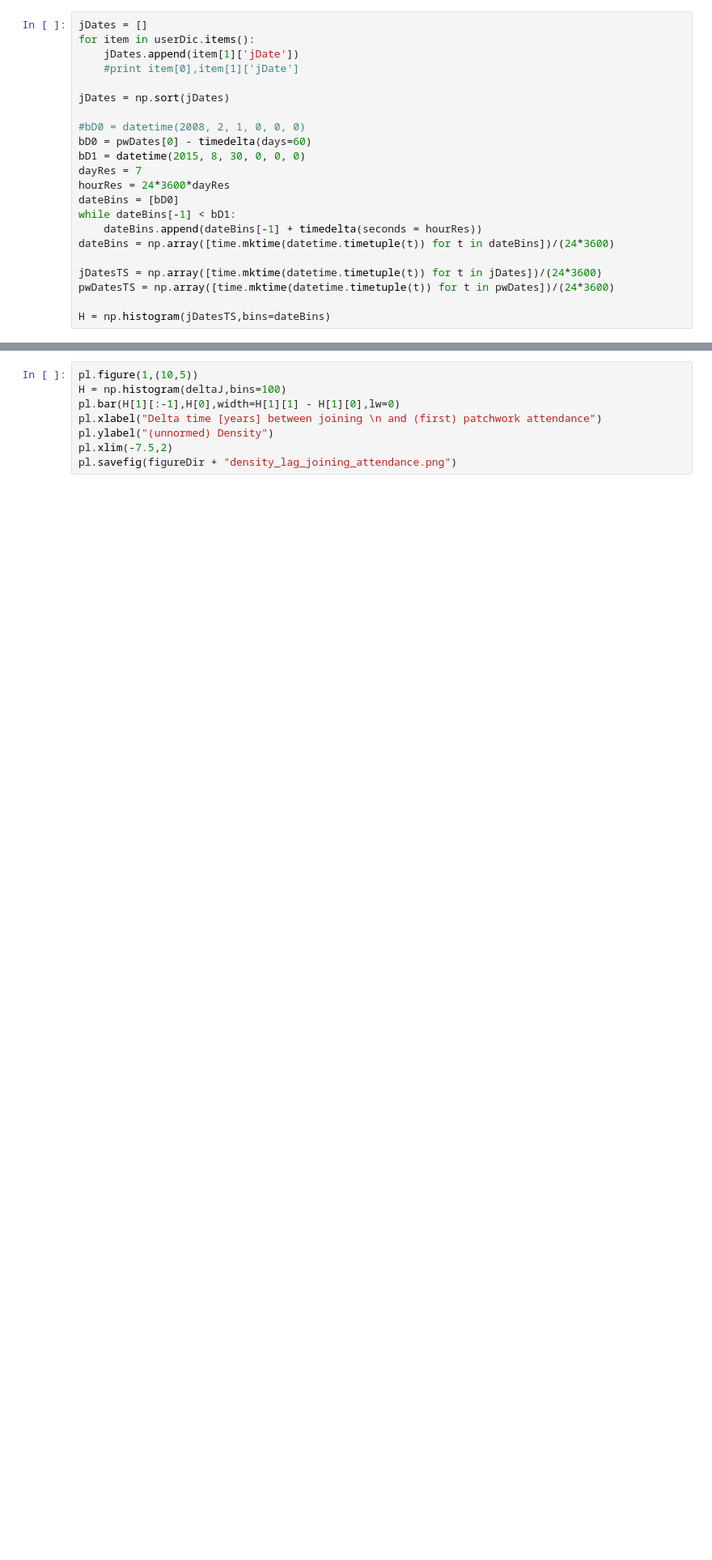
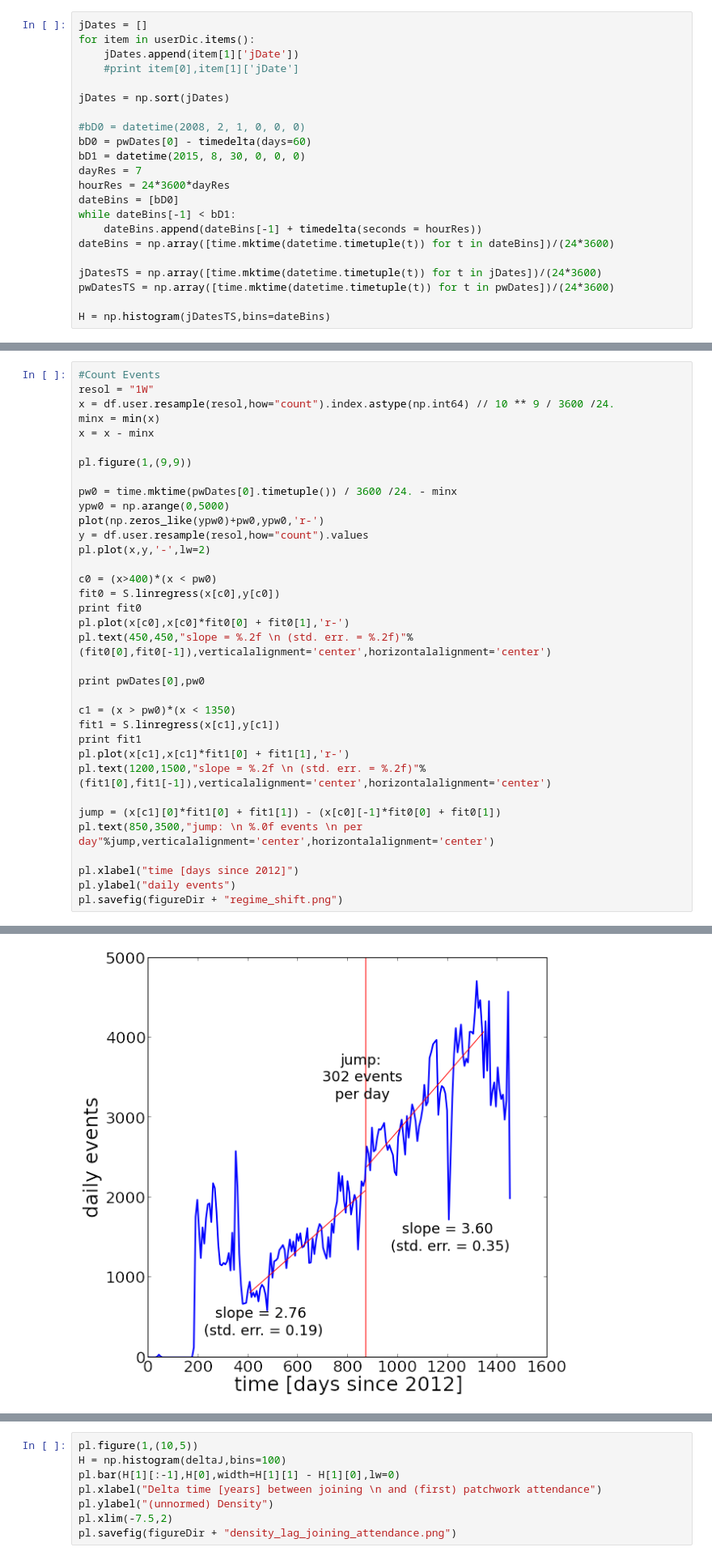
Before and after one commit to wazaahhh/patchwork, a Jupyter notebook: patchwork.ipynb, the cells around one changed output, grey strips where cells are left out. Shown: that part at 81% size. Cells and saved outputs as stored; diff of their text form; blank space fills up the shorter version.

Commit message:
fit daily events with regime shift when pw starts

```diff
--- a/patchwork.ipynb
+++ b/patchwork.ipynb
@@ -108,0 +116,36 @@ pl.savefig(figureDir + "cumulativeJoining.png")
+# %%
+#Count Events
+resol = "1W"
+x = df.user.resample(resol,how="count").index.astype(np.int64) // 10 ** 9 / 3600 /24.
+minx = min(x)
+x = x - minx
+
+pl.figure(1,(9,9))
+
+pw0 = time.mktime(pwDates[0].timetuple()) / 3600 /24. - minx
+ypw0 = np.arange(0,5000)
+plot(np.zeros_like(ypw0)+pw0,ypw0,'r-')
+y = df.user.resample(resol,how="count").values
+pl.plot(x,y,'-',lw=2)
+
+c0 = (x>400)*(x < pw0)
+fit0 = S.linregress(x[c0],y[c0])
+print fit0
+pl.plot(x[c0],x[c0]*fit0[0] + fit0[1],'r-')
+pl.text(450,450,"slope = %.2f \n (std. err. = %.2f)"%(fit0[0],fit0[-1]),verticalalignment='center',horizontalalignment='center')
+
+print pwDates[0],pw0
+
+c1 = (x > pw0)*(x < 1350)
+fit1 = S.linregress(x[c1],y[c1])
+print fit1
+pl.plot(x[c1],x[c1]*fit1[0] + fit1[1],'r-')
+pl.text(1200,1500,"slope = %.2f \n (std. err. = %.2f)"%(fit1[0],fit1[-1]),verticalalignment='center',horizontalalignment='center')
+
+jump = (x[c1][0]*fit1[0] + fit1[1]) - (x[c0][-1]*fit0[0] + fit0[1])
+pl.text(850,3500,"jump: \n %.0f events \n per day"%jump,verticalalignment='center',horizontalalignment='center')
+
+pl.xlabel("time [days since 2012]")
+pl.ylabel("daily events")
+pl.savefig(figureDir + "regime_shift.png")
+# %% [output]
@@ -109,3 +155,4 @@ pl.savefig(figureDir + "cumulativeJoining.png")
+[figure, added]
 # %% [markdown]
 ## 1. Joining Curve
 
```
Also changed, not shown: parts of 11 cells of this notebook, 5 other files.
